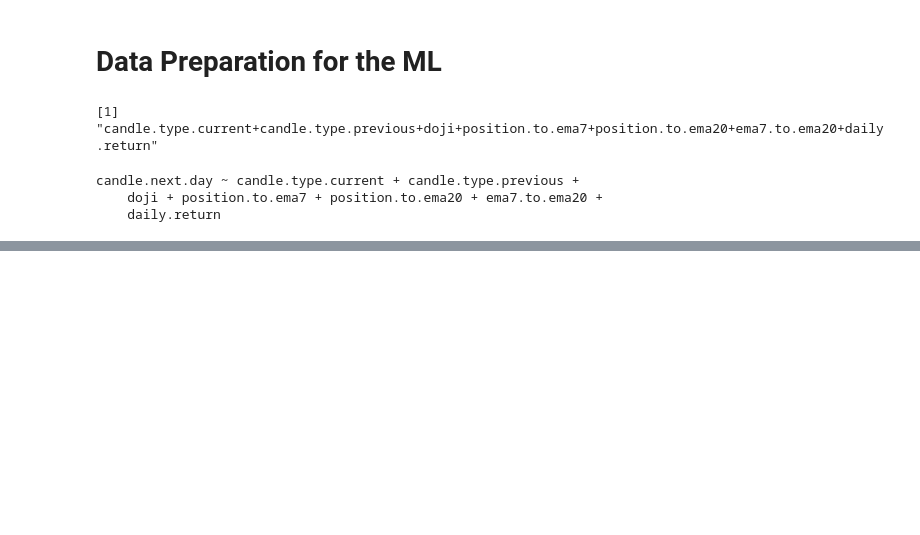
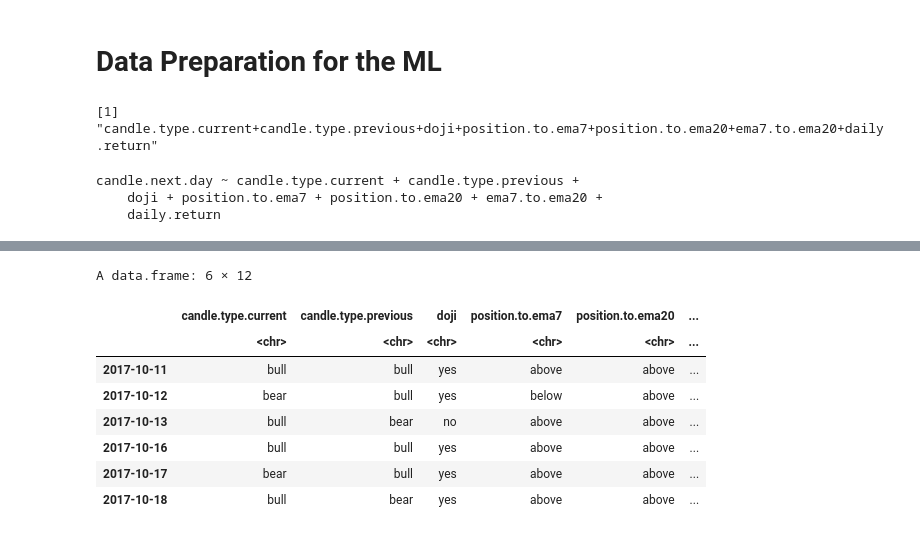
Before and after one commit to oozdal/How-to-learn-R, a Jupyter notebook: MachineLearning/Predict_CandleType.ipynb, the cells around one changed output, grey strips where cells are left out. Cells and saved outputs as stored; diff of their text form; code cells hidden in the pictures; blank space fills up the shorter version.

```diff
--- a/MachineLearning/DataPreparation.ipynb
+++ b/MachineLearning/Predict_CandleType.ipynb
@@ -305,2 +381,15 @@ predictedReturn <- function(df, pred) {
     return(df)
 }
+# %%
+nb.test <- predictedReturn(test, nb.pred)
+head(nb.test)
+# %% [output]
+A data.frame: 6 × 12
+|  | candle.type.current | candle.type.previous | doji | position.to.ema7 | position.to.ema20 | ... |
+|  | <chr> | <chr> | <chr> | <chr> | <chr> | ... |
+| 2017-10-11 | bull | bull | yes | above | above | ... |
+| 2017-10-12 | bear | bull | yes | below | above | ... |
+| 2017-10-13 | bull | bear | no | above | above | ... |
+| 2017-10-16 | bull | bull | yes | above | above | ... |
+| 2017-10-17 | bear | bull | yes | above | above | ... |
+| 2017-10-18 | bull | bear | yes | above | above | ... |
```
Also changed, not shown: parts of 8 cells of this notebook.
